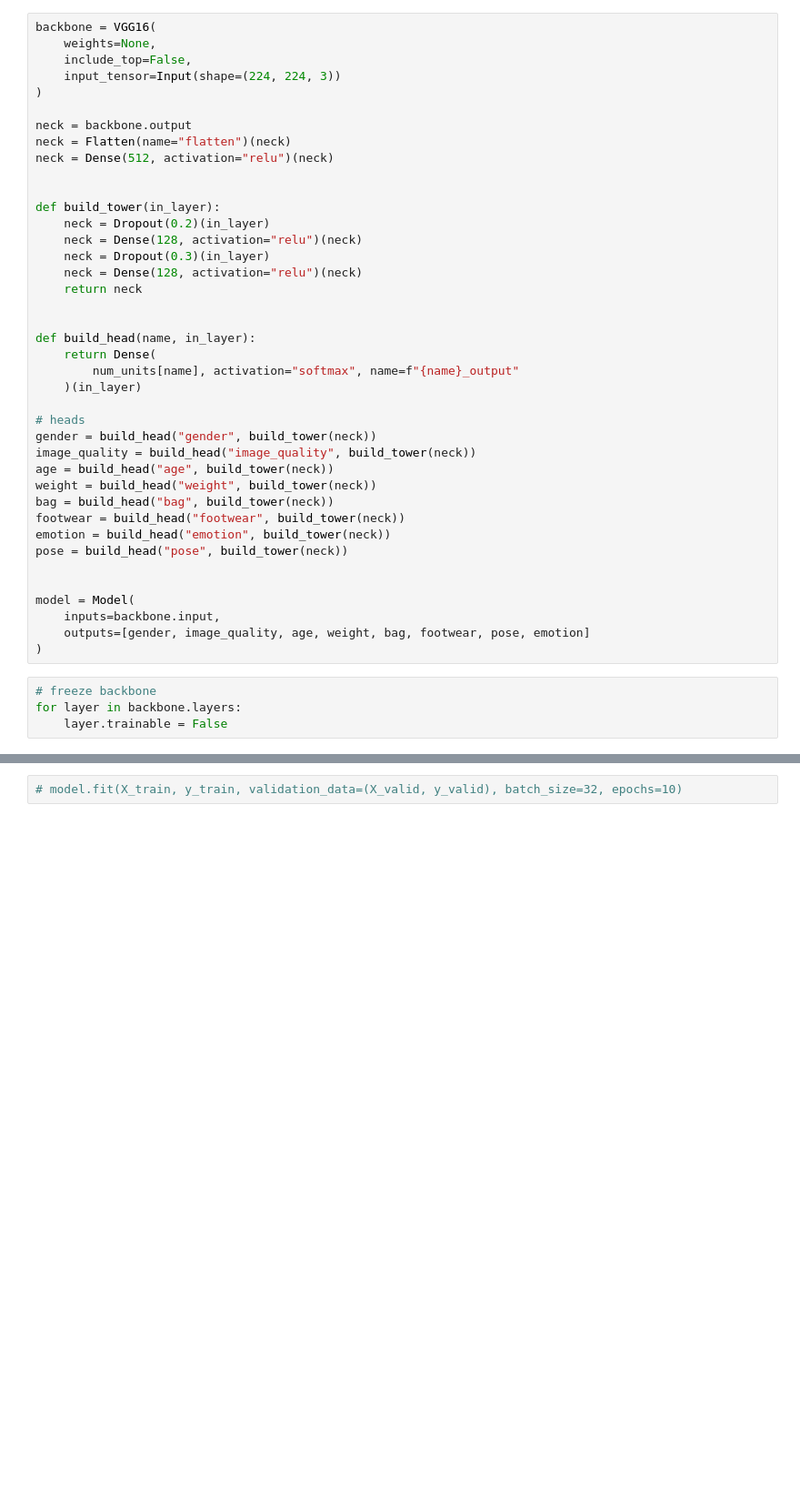
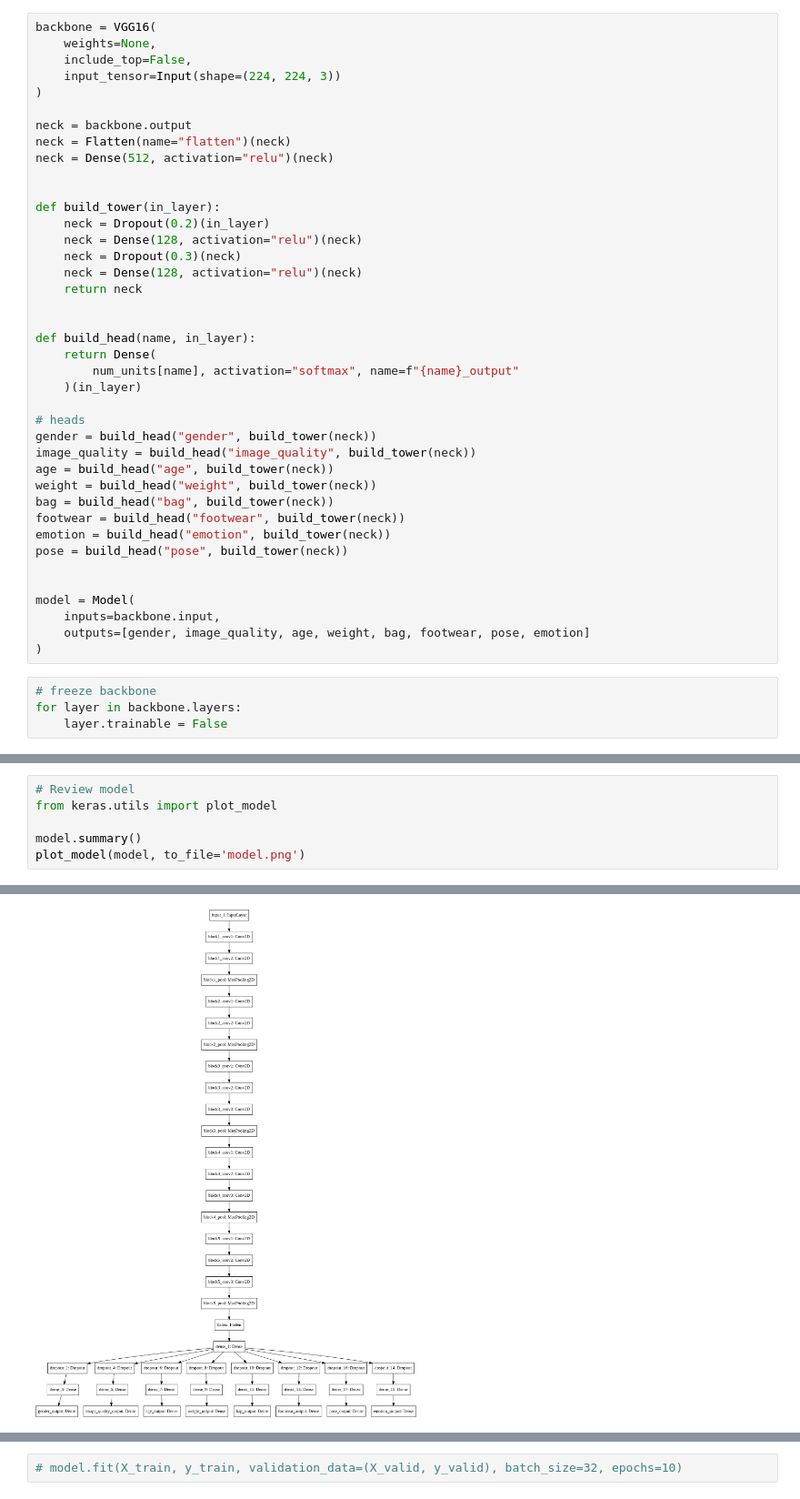
Before and after one commit to praveenraghuvanshi1512/EIP4, a Jupyter notebook: Session5/Assignment5/EIP4_A5_Praveen_Raghuvanshi.ipynb, the cells around one changed output, grey strips where cells are left out. Shown at 91% size. Saved outputs shown, nothing was run; the diff lists cells and outputs as text; blank space fills up the shorter version.

```diff
--- a/Session5/Assignment5/EIP4_A5_Praveen_Raghuvanshi.ipynb
+++ b/Session5/Assignment5/EIP4_A5_Praveen_Raghuvanshi.ipynb
@@ -146,7 +158,7 @@ neck = Dense(512, activation="relu")(neck)
 def build_tower(in_layer):
     neck = Dropout(0.2)(in_layer)
     neck = Dense(128, activation="relu")(neck)
-    neck = Dropout(0.3)(in_layer)
+    neck = Dropout(0.3)(neck)
     neck = Dense(128, activation="relu")(neck)
     return neck
 
@@ -197,0 +190,7 @@ ________________________________________________________________________________
+# %%
+# Review model
+from keras.utils import plot_model
+
+model.summary()
+plot_model(model, to_file='model.png')
+# %% [output]
@@ -197,0 +214 @@ ________________________________________________________________________________
+[figure, added]
```
Also changed, not shown: parts of 20 cells of this notebook.
